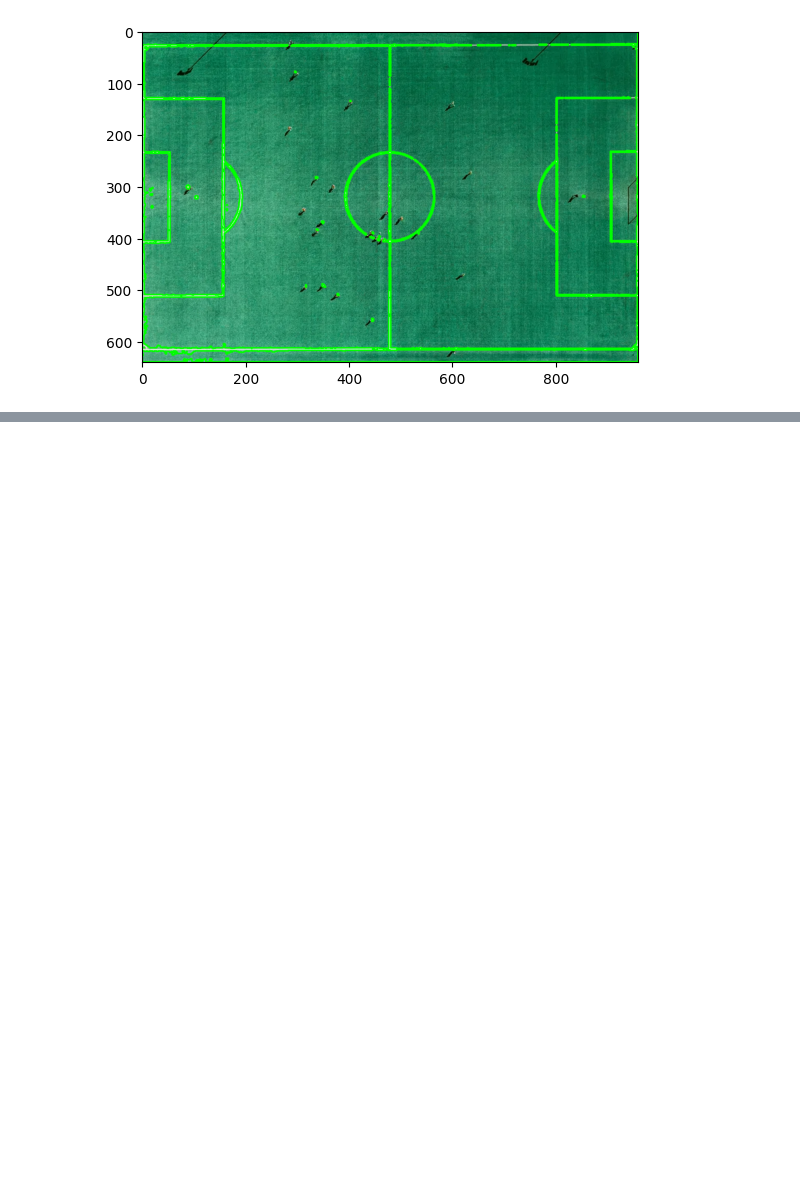
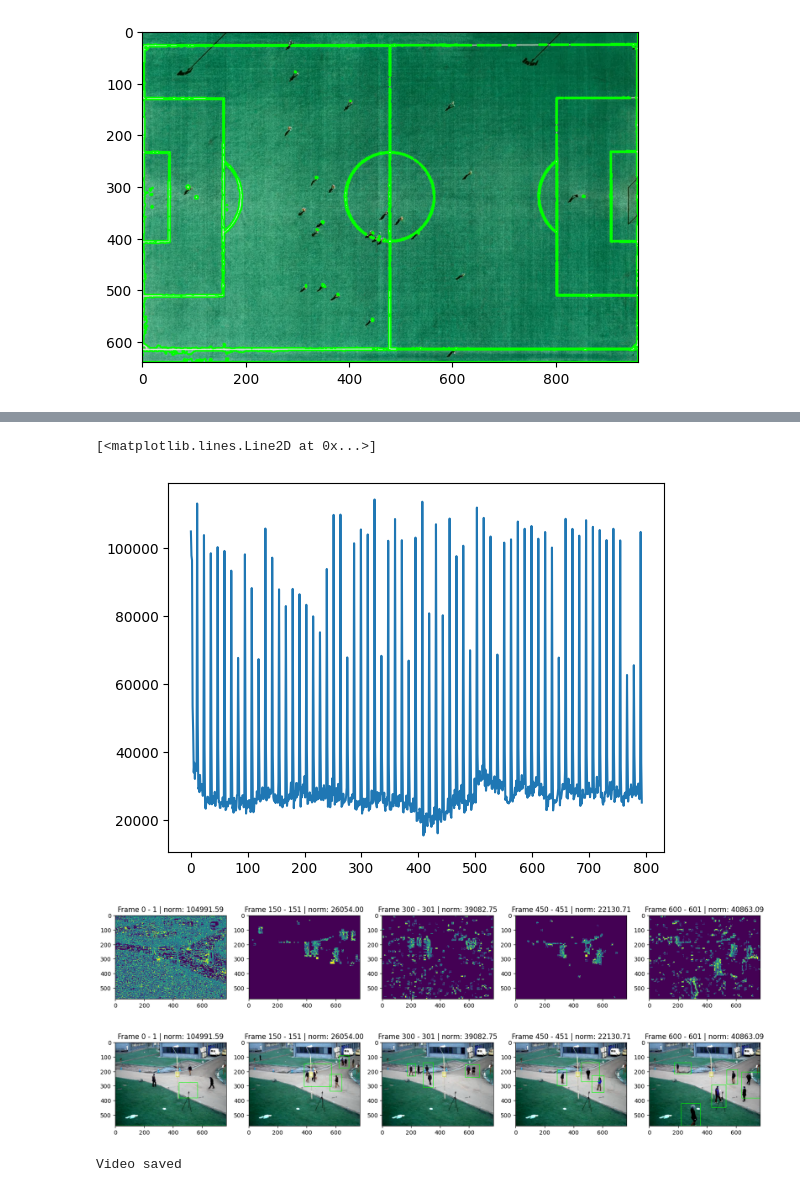
Before and after one commit to lawer/mia, a Jupyter notebook: apunts/8.-Reconeixement imatges/1.1.-Exercicis_OpenCV_solved.ipynb, the cells around one changed output, grey strips where cells are left out. Drawn from its saved outputs; the diff is of its cells as text; code cells hidden in the pictures; blank space fills up the shorter version.

```diff
--- a/apunts/8.-Reconeixement imatges/1.1.-Exercicis_OpenCV_solved.ipynb
+++ b/apunts/8.-Reconeixement imatges/1.1.-Exercicis_OpenCV_solved.ipynb
@@ -34,0 +82,56 @@ plt.imshow(im_proc)
+# %%
+frames_bn = [cv2.cvtColor(frame, cv2.COLOR_BGR2GRAY) for frame in frames]
+diffs = [(p2 - p1) for p1, p2 in zip(frames_bn[:-1], frames_bn[1:])]
+diffs_norms = np.array([np.linalg.norm(x) for x in diffs])
+
+plt.plot(diffs_norms)
+# %% [output]
+[<matplotlib.lines.Line2D at 0x...>]
+[figure, added]
+# %%
+fig, axs = plt.subplots(1, 5, figsize=(20, 20))
+for i in range(5):
+    axs[i].imshow(diffs[i*150])
+    axs[i].set_title(f"Frame {i*150} - {i*150+1} | norm: {diffs_norms[i*150]:.2f}")
+# %% [output]
+[figure, added]
+# %%
+color = (0, 255, 0)
+
+for i, diff in enumerate(diffs):
+    # busquem els contorns
+    im_blurred = cv2.GaussianBlur(diff, (5, 5), 0)
+    ret, im_th = cv2.threshold(im_blurred, 10, 255, cv2.THRESH_BINARY)
+    im_th_copy = im_th.copy()
+    contours, _ = cv2.findContours(im_th_copy, 1, cv2.CHAIN_APPROX_NONE)
+    for contour in contours:
+        # filtrem els contorns per area
+        area = cv2.contourArea(contour)
+        x_min, y_min, w, h = cv2.boundingRect(contour) # BoundingRect ens retorna les coordenades del rectangle que conte el contorn
+        x_max = x_min + w
+        y_max = y_min + h
+
+        # si l'area es mes gran que 2500, el pintem
+        if area > 2500:
+            # Dibuixem el rectangle
+            cv2.rectangle(frames[i], (x_min, y_min), (x_max, y_max), color, 2)
+
+fig, axs = plt.subplots(1, 5, figsize=(20, 20))
+for i in range(5):
+    axs[i].imshow(frames[i*150])
+    axs[i].set_title(f"Frame {i*150} - {i*150+1} | norm: {diffs_norms[i*150]:.2f}")
+# %% [output]
+[figure, added]
+# %%
+# Reconstruim el video en format mp4
+
+fourcc = cv2.VideoWriter_fourcc(*'mp4v')
+video = cv2.VideoWriter('output.mp4', fourcc, 30, (frames[0].shape[1], frames[0].shape[0]))
+
+for frame in frames:
+    video.write(frame)
+
+video.release()
+print("Video saved")
+# %% [output]
+Video saved
```
Also changed, not shown: parts of 9 cells of this notebook, 1 other file.
